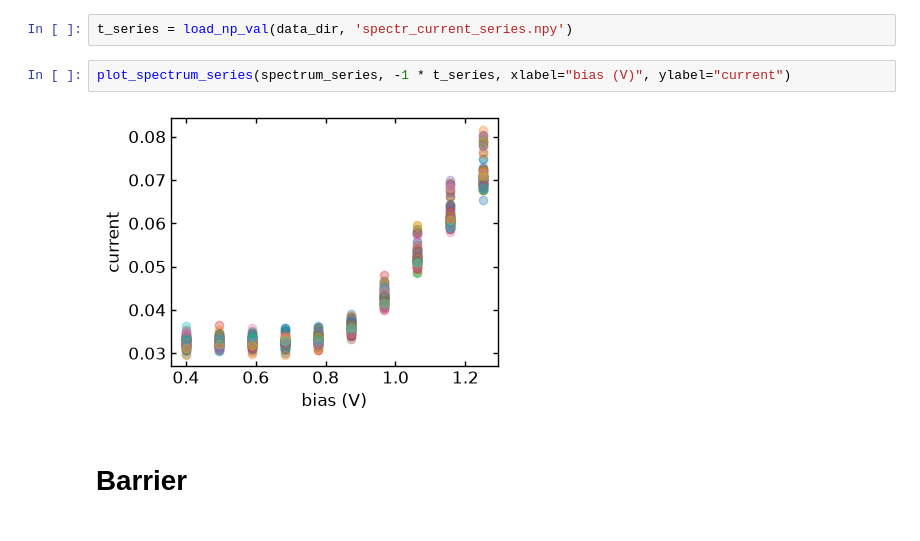
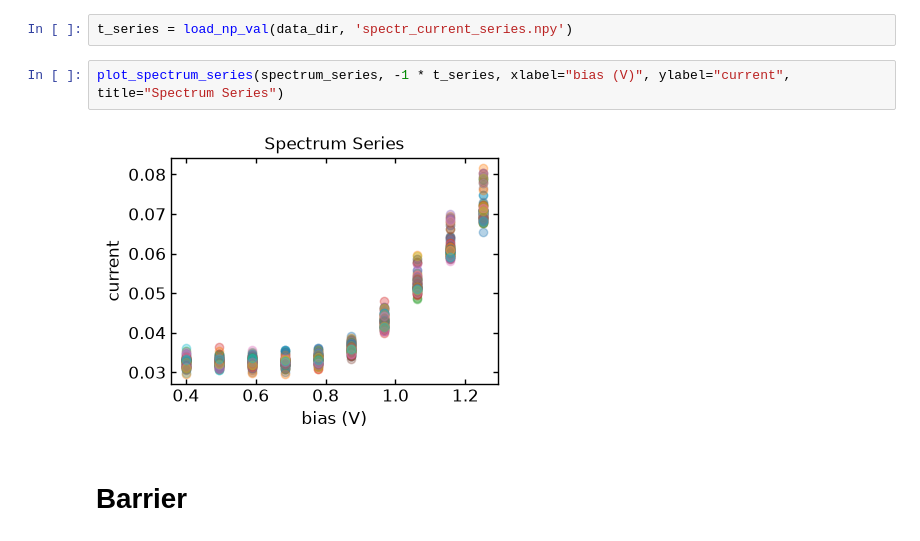
Before and after one commit to sandialabs/PRISMA, a Jupyter notebook: figures/BiasSpectr_nanonis_10.ipynb, the cells around one changed output. Saved outputs shown, nothing was run; the diff lists cells and outputs as text.

```diff
--- a/figures/BiasSpectr_nanonis_10.ipynb
+++ b/figures/BiasSpectr_nanonis_10.ipynb
@@ -32,9 +32,9 @@ plot_hist_series(spectrum_series.flatten(), bins=65,
 # %%
 t_series = load_np_val(data_dir, 'spectr_current_series.npy')
 # %%
-plot_spectrum_series(spectrum_series, -1 * t_series, xlabel="bias (V)", ylabel="current")
+plot_spectrum_series(spectrum_series, -1 * t_series, xlabel="bias (V)", ylabel="current", title="Spectrum Series")
 # %% [output]
-[figure, old version]
+[figure, new version]
 # %% [markdown]
 # Barrier
 # %%
```
Also changed, not shown: parts of 4 cells of this notebook, 4 other files.
